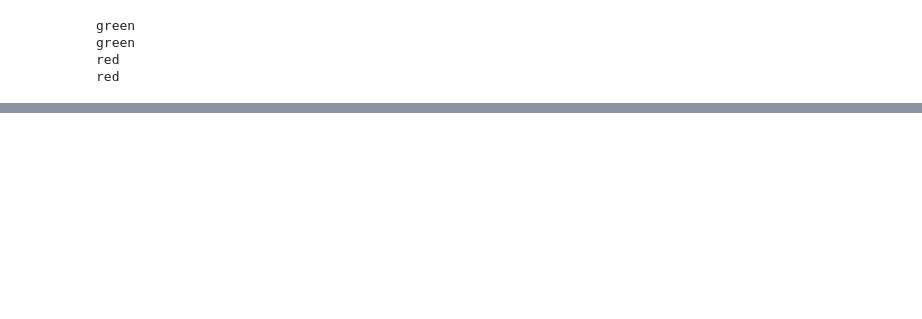
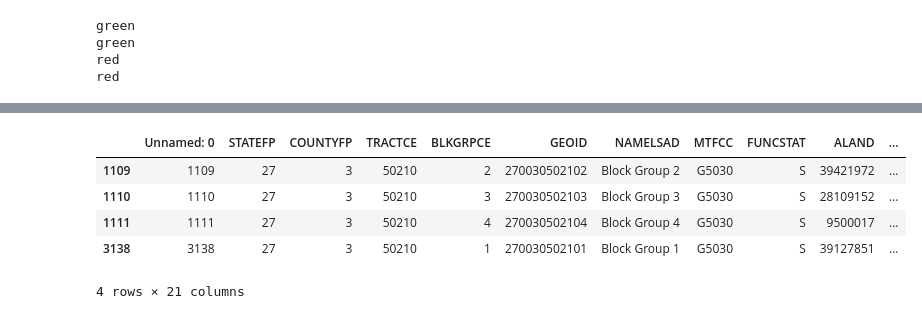
Before and after one commit to yang-mingzhou/equitableCSR, a Jupyter notebook: censusData.ipynb, the cells around one changed output, grey strips where cells are left out. Drawn from its saved outputs; the diff is of its cells as text; code cells hidden in the pictures; blank space fills up the shorter version.

```diff
--- a/censusData.ipynb
+++ b/censusData.ipynb
@@ -180,0 +164,11 @@ red
+# %%
+censusDataColumbus_rural = censusData[censusData['TRACTCE']==50210]
+# %%
+censusDataColumbus_rural
+# %% [output]
+|  | Unnamed: 0 | STATEFP | COUNTYFP | TRACTCE | BLKGRPCE | GEOID | NAMELSAD | MTFCC | FUNCSTAT | ALAND | ... |
+| 1109 | 1109 | 27 | 3 | 50210 | 2 | 270030502102 | Block Group 2 | G5030 | S | 39421972 | ... |
+| 1110 | 1110 | 27 | 3 | 50210 | 3 | 270030502103 | Block Group 3 | G5030 | S | 28109152 | ... |
+| 1111 | 1111 | 27 | 3 | 50210 | 4 | 270030502104 | Block Group 4 | G5030 | S | 9500017 | ... |
+| 3138 | 3138 | 27 | 3 | 50210 | 1 | 270030502101 | Block Group 1 | G5030 | S | 39127851 | ... |
+4 rows × 21 columns
```
Also changed, not shown: parts of 24 cells of this notebook, 5 other files.
